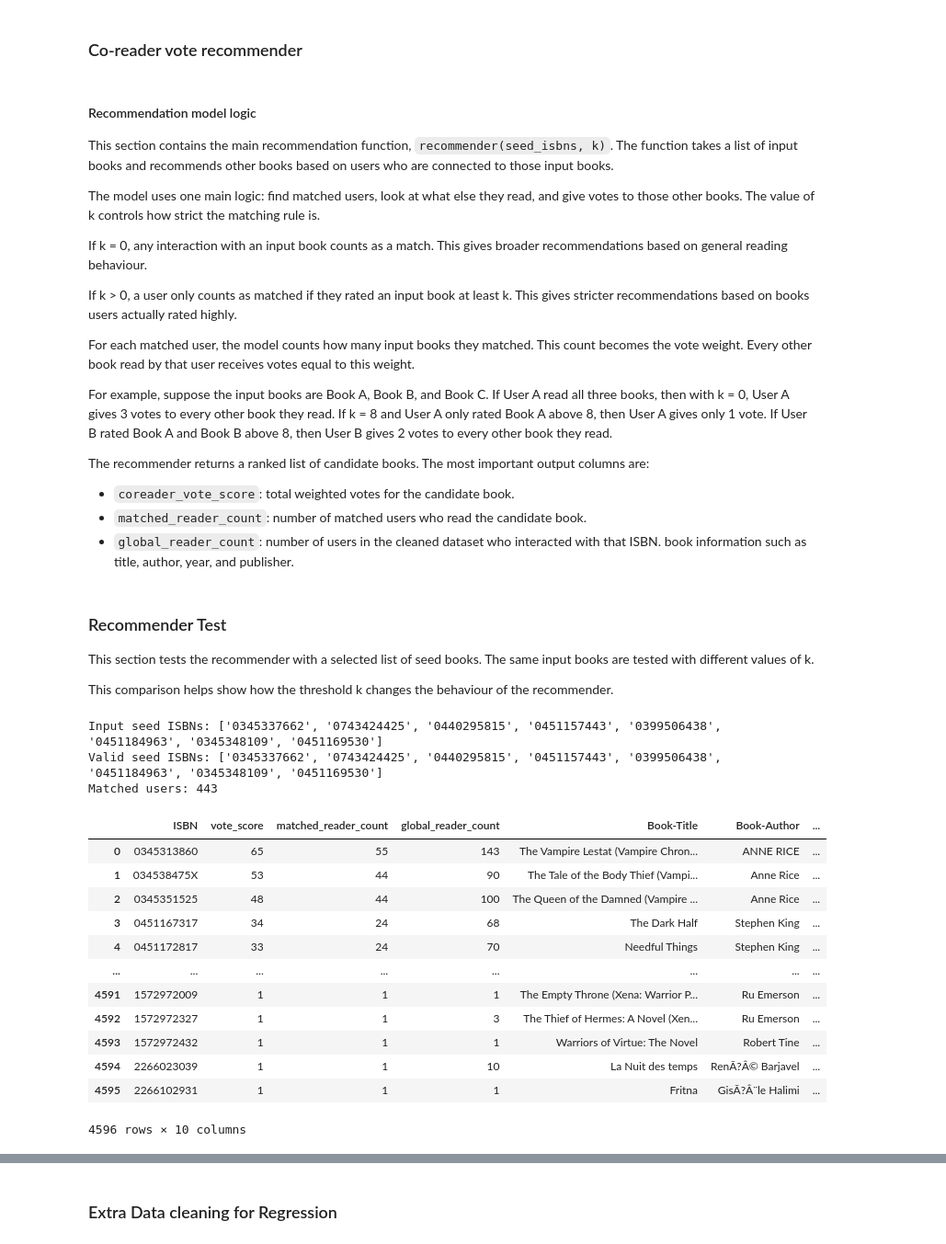
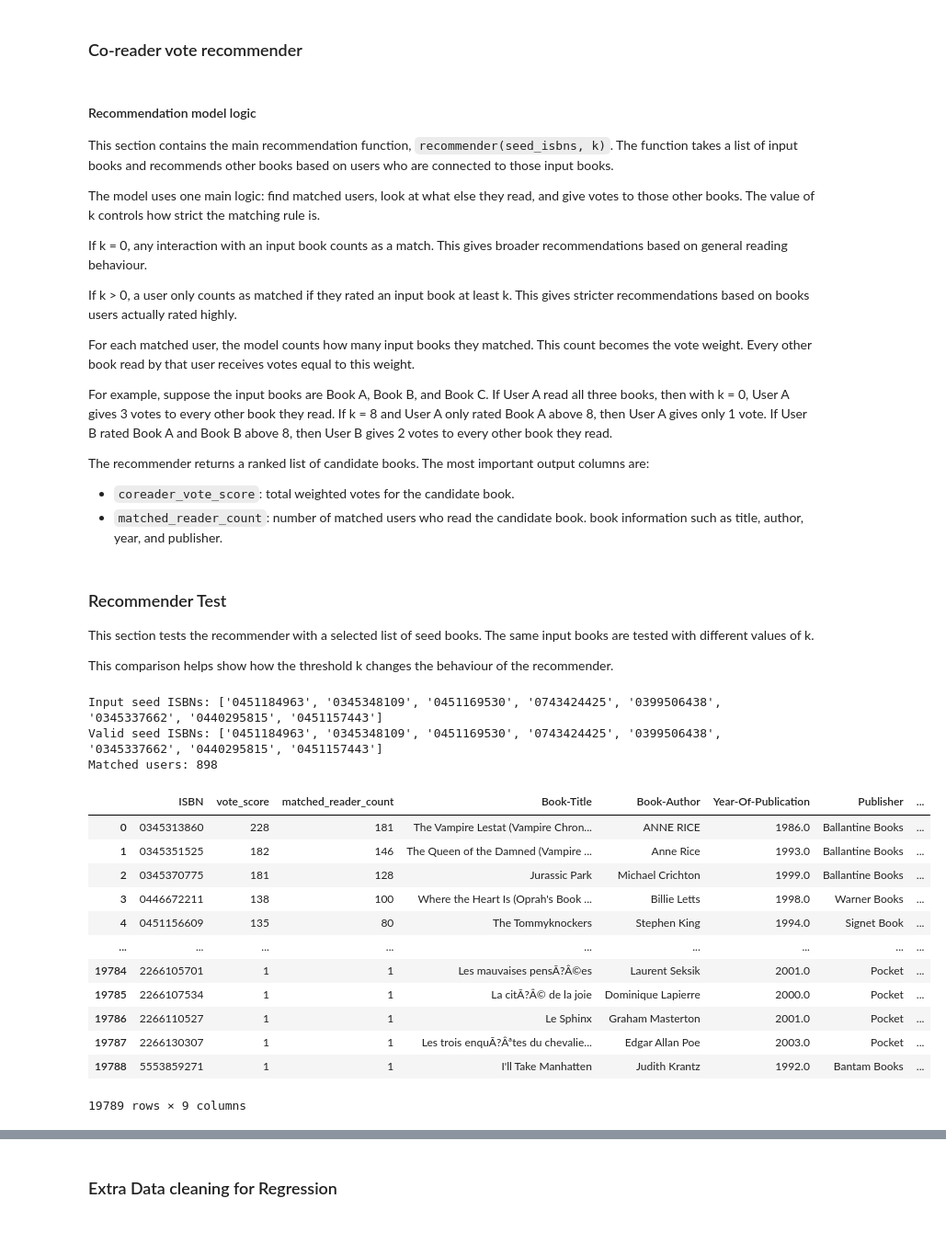
Before and after one commit to vladipetkov/Amazon-Books, a Jupyter notebook: group22_amazon_books.ipynb, the cells around one changed output, grey strips where cells are left out. Shown at 92% size. Drawn from its saved outputs; the diff is of its cells as text; code cells hidden in the pictures.

Commit message:
Finalized plots and added tables

```diff
--- a/group22_amazon_books.ipynb
+++ b/group22_amazon_books.ipynb
@@ -594,10 +607,9 @@ The recommender returns a ranked list of candidate books. The most important out
 
 - `coreader_vote_score`: total weighted votes for the candidate book.
 - `matched_reader_count`: number of matched users who read the candidate book.
-- `global_reader_count`: number of users in the cleaned dataset who interacted with that ISBN.
 book information such as title, author, year, and publisher.
 # %%
-def recommender(seed_isbns, k):
+def recommender(seed_isbns, k, df_main):
     # Clean input ISBNs
     seed_isbns = [str(isbn).strip() for isbn in seed_isbns]
     seed_isbns = list(set(seed_isbns))
@@ -651,12 +663,9 @@ def recommender(seed_isbns, k):
     scores = scores.rename(columns={"vote_score": final_score_name})
 
     # Global reader count
-    global_reader_counts = (read_events.groupby("ISBN")["User-ID"].nunique())
 
-    global_reader_counts.name = "global_reader_count"
-    global_reader_counts = global_reader_counts.reset_index()
 
-    scores = pd.merge(scores, global_reader_counts, how="left", on="ISBN")
+
     scores = scores.sort_values(by=[final_score_name, "matched_reader_count"], ascending=False)
 
     recommendations = pd.merge(scores, df_book_list, how="left", on="ISBN")
@@ -680,22 +689,22 @@ seed_isbns = [
 
 ]
 # %%
-recommender(seed_isbns, k=0)
+recommender(seed_isbns, k=0, df_main = df_main)
 # %% [output]
-Input seed ISBNs: ['0345337662', '0743424425', '0440295815', '0451157443', '0399506438', '0451184963', '0345348109', '0451169530']
-Valid seed ISBNs: ['0345337662', '0743424425', '0440295815', '0451157443', '0399506438', '0451184963', '0345348109', '0451169530']
-Matched users: 443
+Input seed ISBNs: ['0451184963', '0345348109', '0451169530', '0743424425', '0399506438', '0345337662', '0440295815', '0451157443']
+Valid seed ISBNs: ['0451184963', '0345348109', '0451169530', '0743424425', '0399506438', '0345337662', '0440295815', '0451157443']
+Matched users: 898
-|  | ISBN | vote_score | matched_reader_count | global_reader_count | Book-Title | Book-Author | ... |
-| 0 | 0345313860 | 65 | 55 | 143 | The Vampire Lestat (Vampire Chron... | ANNE RICE | ... |
-| 1 | 034538475X | 53 | 44 | 90 | The Tale of the Body Thief (Vampi... | Anne Rice | ... |
-| 2 | 0345351525 | 48 | 44 | 100 | The Queen of the Damned (Vampire ... | Anne Rice | ... |
-| 3 | 0451167317 | 34 | 24 | 68 | The Dark Half | Stephen King | ... |
-| 4 | 0451172817 | 33 | 24 | 70 | Needful Things | Stephen King | ... |
-| ... | ... | ... | ... | ... | ... | ... | ... |
-| 4591 | 1572972009 | 1 | 1 | 1 | The Empty Throne (Xena: Warrior P... | Ru Emerson | ... |
-| 4592 | 1572972327 | 1 | 1 | 3 | The Thief of Hermes: A Novel (Xen... | Ru Emerson | ... |
-| 4593 | 1572972432 | 1 | 1 | 1 | Warriors of Virtue: The Novel | Robert Tine | ... |
-| 4594 | 2266023039 | 1 | 1 | 10 | La Nuit des temps | RenÃ?Â© Barjavel | ... |
-| 4595 | 2266102931 | 1 | 1 | 1 | Fritna | GisÃ?Â¨le Halimi | ... |
+|  | ISBN | vote_score | matched_reader_count | Book-Title | Book-Author | Year-Of-Publication | Publisher | ... |
+| 0 | 0345313860 | 228 | 181 | The Vampire Lestat (Vampire Chron... | ANNE RICE | 1986.0 | Ballantine Books | ... |
+| 1 | 0345351525 | 182 | 146 | The Queen of the Damned (Vampire ... | Anne Rice | 1993.0 | Ballantine Books | ... |
+| 2 | 0345370775 | 181 | 128 | Jurassic Park | Michael Crichton | 1999.0 | Ballantine Books | ... |
+| 3 | 0446672211 | 138 | 100 | Where the Heart Is (Oprah's Book ... | Billie Letts | 1998.0 | Warner Books | ... |
+| 4 | 0451156609 | 135 | 80 | The Tommyknockers | Stephen King | 1994.0 | Signet Book | ... |
+| ... | ... | ... | ... | ... | ... | ... | ... | ... |
+| 19784 | 2266105701 | 1 | 1 | Les mauvaises pensÃ?Â©es | Laurent Seksik | 2001.0 | Pocket | ... |
+| 19785 | 2266107534 | 1 | 1 | La citÃ?Â© de la joie | Dominique Lapierre | 2000.0 | Pocket | ... |
+| 19786 | 2266110527 | 1 | 1 | Le Sphinx | Graham Masterton | 2001.0 | Pocket | ... |
+| 19787 | 2266130307 | 1 | 1 | Les trois enquÃ?Âªtes du chevalie... | Edgar Allan Poe | 2003.0 | Pocket | ... |
+| 19788 | 5553859271 | 1 | 1 | I'll Take Manhatten | Judith Krantz | 1992.0 | Bantam Books | ... |
-4596 rows × 10 columns
+19789 rows × 9 columns
 # %%
```
Also changed, not shown: parts of 16 cells of this notebook.
